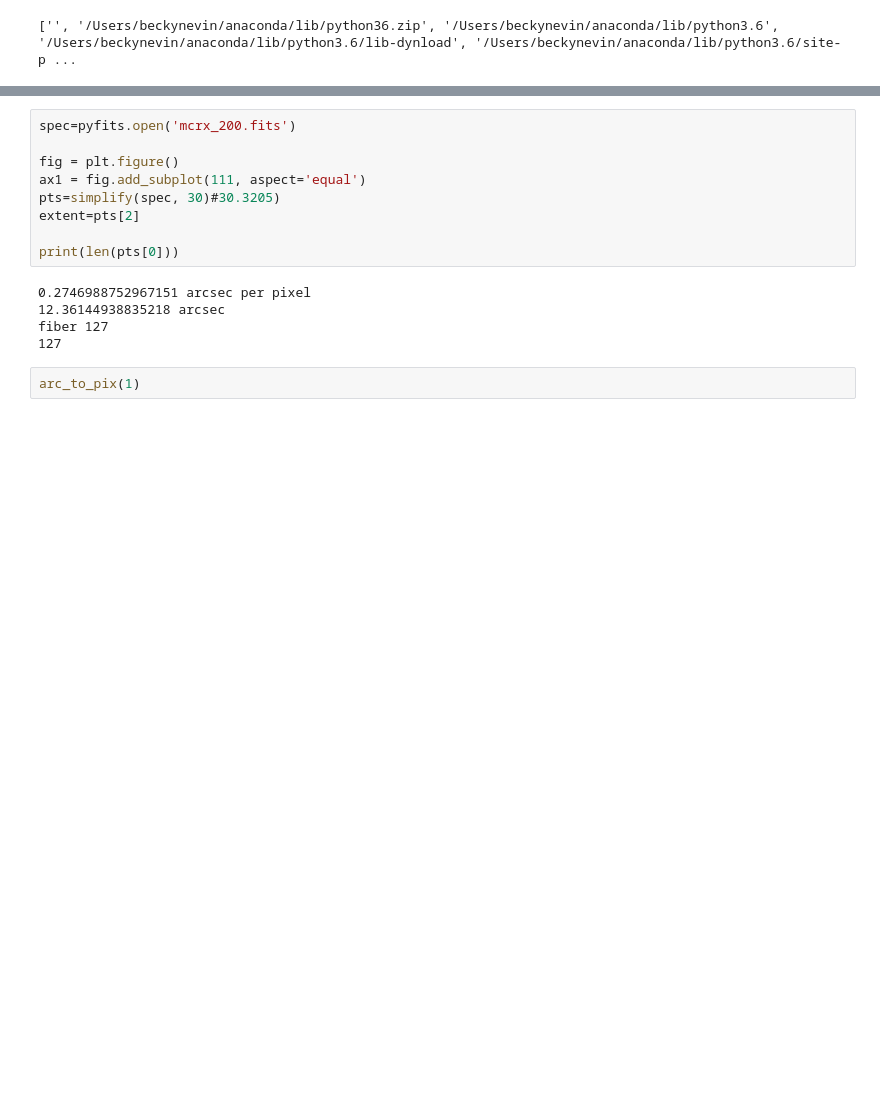
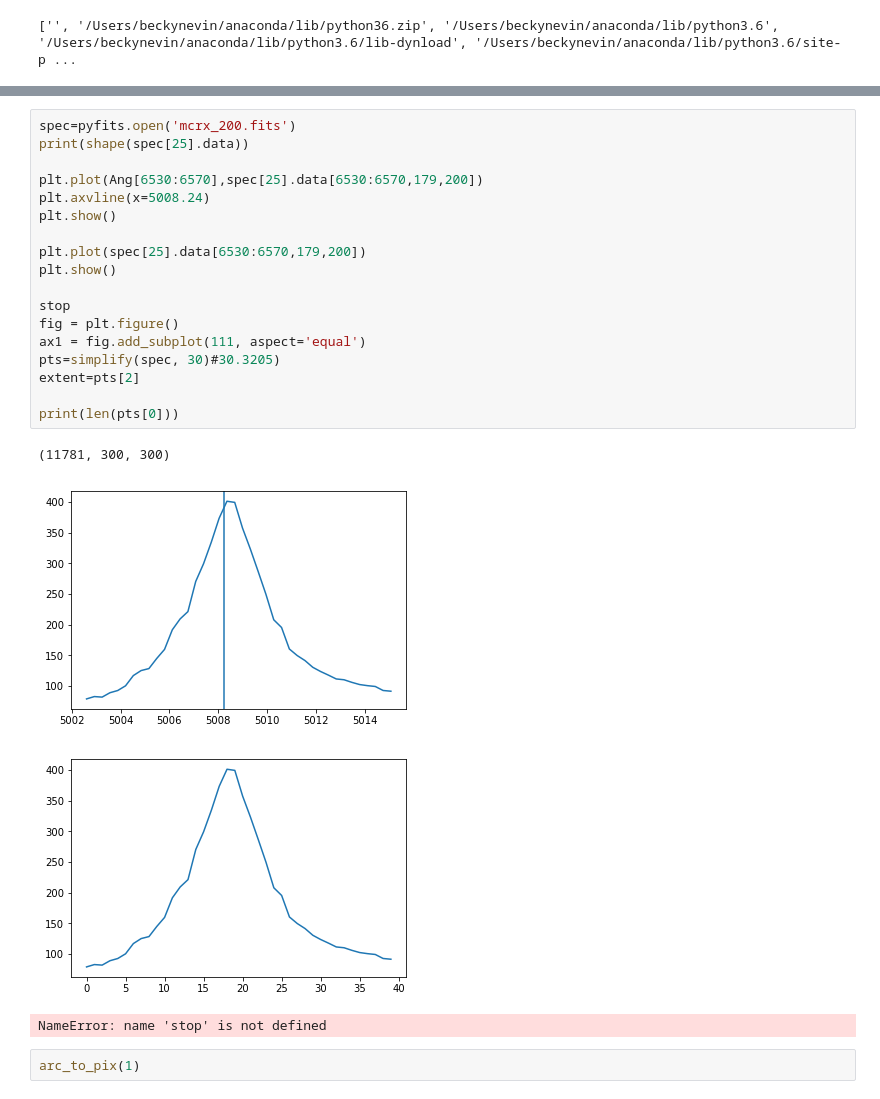
Before and after one commit to beckynevin/imaging_identification_mergers, a Jupyter notebook: Kin_class_summit.ipynb, the cells around one changed output, grey strips where cells are left out. Drawn from its saved outputs; the diff is of its cells as text; blank space fills up the shorter version.

```diff
--- a/Kin_class_summit.ipynb
+++ b/Kin_class_summit.ipynb
@@ -144,18 +143,27 @@ XTENSION= 'IMAGE   '           / IMAGE extension
 1.8201821884706495 factor
 # %%
 spec=pyfits.open('mcrx_200.fits')
+print(shape(spec[25].data))
 
+plt.plot(Ang[6530:6570],spec[25].data[6530:6570,179,200])
+plt.axvline(x=5008.24)
+plt.show()
+
+plt.plot(spec[25].data[6530:6570,179,200])
+plt.show()
+
+stop
 fig = plt.figure()
 ax1 = fig.add_subplot(111, aspect='equal')
 pts=simplify(spec, 30)#30.3205)
 extent=pts[2]
 
 print(len(pts[0]))
 # %% [output]
-0.2746988752967151 arcsec per pixel
-12.36144938835218 arcsec
-fiber 127
-127
+(11781, 300, 300)
+[figure, added]
+[figure, added]
+NameError: name 'stop' is not defined
 # %%
 arc_to_pix(1)
 # %% [output]
```
Also changed, not shown: parts of 7 cells of this notebook.
